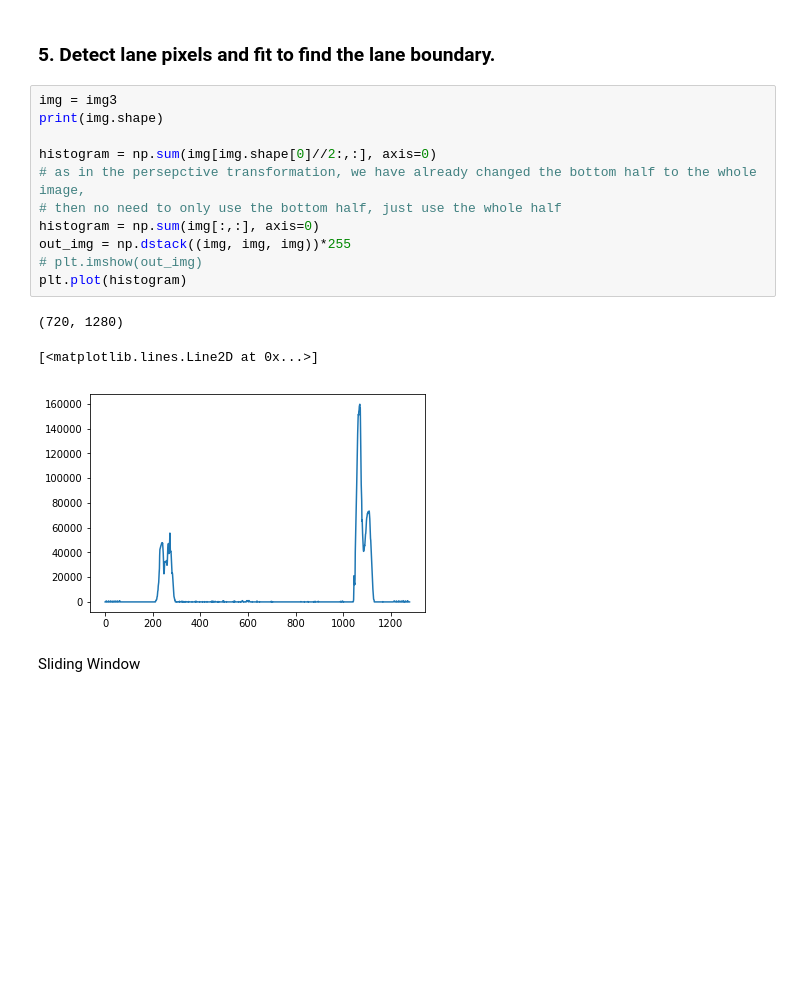
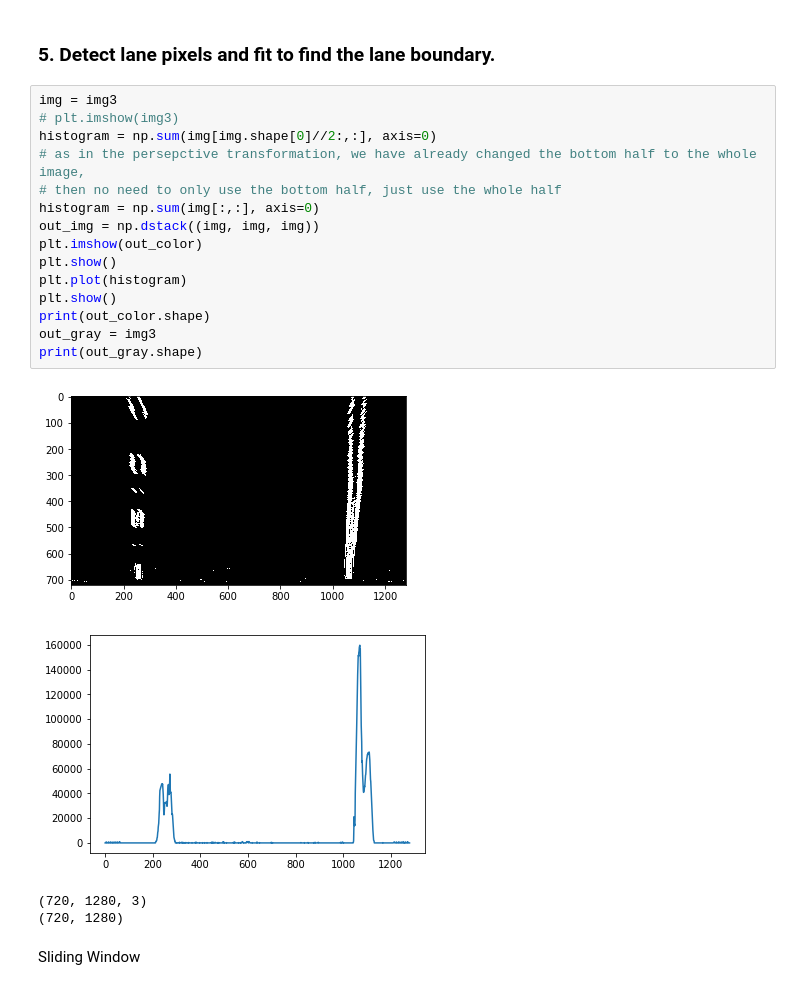
Before and after one commit to easyfly007/autodrive_projects, a Jupyter notebook: proj_advanced_lane_finding/examples/solutions.ipynb, the cells around one changed output. Cells and saved outputs as stored; diff of their text form; blank space fills up the shorter version.

```diff
--- a/proj_advanced_lane_finding/examples/solutions.ipynb
+++ b/proj_advanced_lane_finding/examples/solutions.ipynb
@@ -208,19 +208,24 @@ testing the binary img build function on test image  ../test_images\straight_lin
 ### 5. Detect lane pixels and fit to find the lane boundary.
 # %%
 img = img3
-print(img.shape)
-
+# plt.imshow(img3)
 histogram = np.sum(img[img.shape[0]//2:,:], axis=0)
 # as in the persepctive transformation, we have already changed the bottom half to the whole image,
 # then no need to only use the bottom half, just use the whole half
 histogram = np.sum(img[:,:], axis=0)
-out_img = np.dstack((img, img, img))*255
-# plt.imshow(out_img)
+out_img = np.dstack((img, img, img))
+plt.imshow(out_color)
+plt.show()
 plt.plot(histogram)
+plt.show()
+print(out_color.shape)
+out_gray = img3
+print(out_gray.shape)
 # %% [output]
+[figure, new version]
+[figure, added]
+(720, 1280, 3)
 (720, 1280)
-[<matplotlib.lines.Line2D at 0x...>]
-[figure, old version]
 # %% [markdown]
 Sliding Window
 # %%
```
Also changed, not shown: parts of 6 cells of this notebook.
